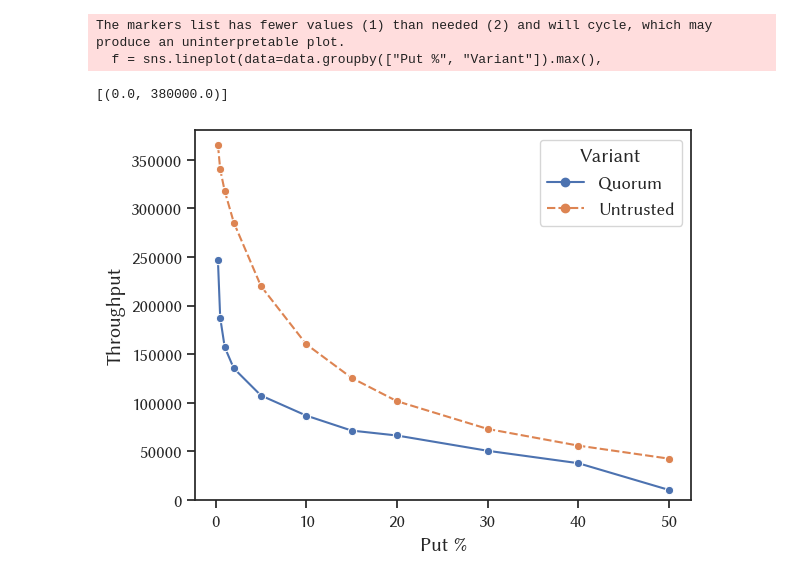
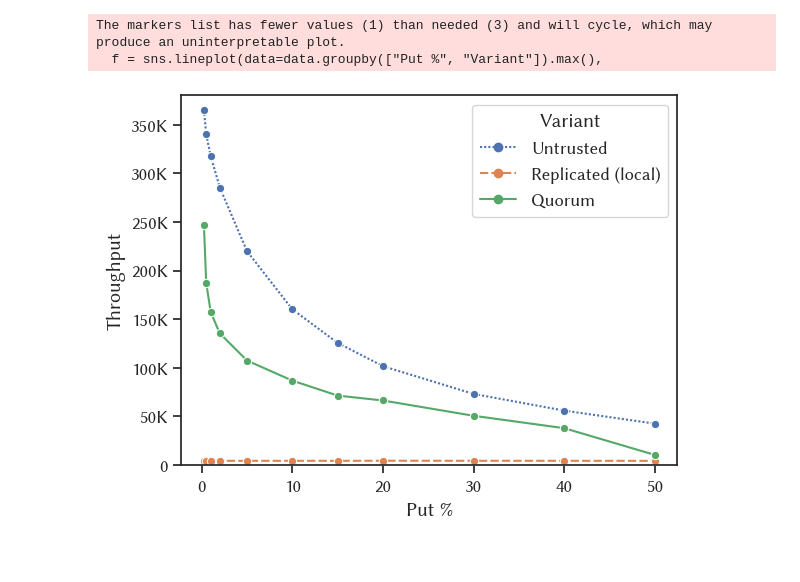
Before and after one commit to neatsys/neatworks, a Jupyter notebook: tools/boson-control/notebooks/cops.ipynb, the cells around one changed output. Drawn from its saved outputs; the diff is of its cells as text; code cells hidden in the pictures.

```diff
--- a/tools/boson-control/notebooks/cops.ipynb
+++ b/tools/boson-control/notebooks/cops.ipynb
@@ -13,5 +13,6 @@ data = pd.concat([pd.read_csv(data, names=[
 ]) for data in glob('cops-*.txt')], ignore_index=True)
 data["Put %"] = data["#PutClient/Region"] / 2 / data["#Client/Region"] * 100
 data = data.sort_values(by="Latency")
+data["Latency (ms)"] = data["Latency"] * 1000
 data
 # %% [output]
@@ -45,9 +49,11 @@ The markers list has fewer values (1) than needed (2) and will cycle, which may
 # %%
 f = sns.lineplot(data=data.groupby(["Put %", "Variant"]).max(),
-    x="Put %", y="Throughput", hue="Variant", style="Variant", markers=['o'])
+    x="Put %", y="Throughput", hue="Variant", style="Variant", markers=['o'],
+    hue_order=["Untrusted", "Replicated (local)", "Quorum"])
 f.set(ylim=(0, 380000))
+f.set(yticklabels=[0] + [f"{x}K" for x in range(50, 351, 50)])
+f.figure.savefig("ratio.pdf", bbox_inches='tight')
 # %% [output]
-The markers list has fewer values (1) than needed (2) and will cycle, which may produce an uninterpretable plot.
+The markers list has fewer values (1) than needed (3) and will cycle, which may produce an uninterpretable plot.
   f = sns.lineplot(data=data.groupby(["Put %", "Variant"]).max(),
-[(0.0, 380000.0)]
-[figure, old version]
+[figure, new version]
```
Also changed, not shown: parts of 2 cells of this notebook, 32 other files.
